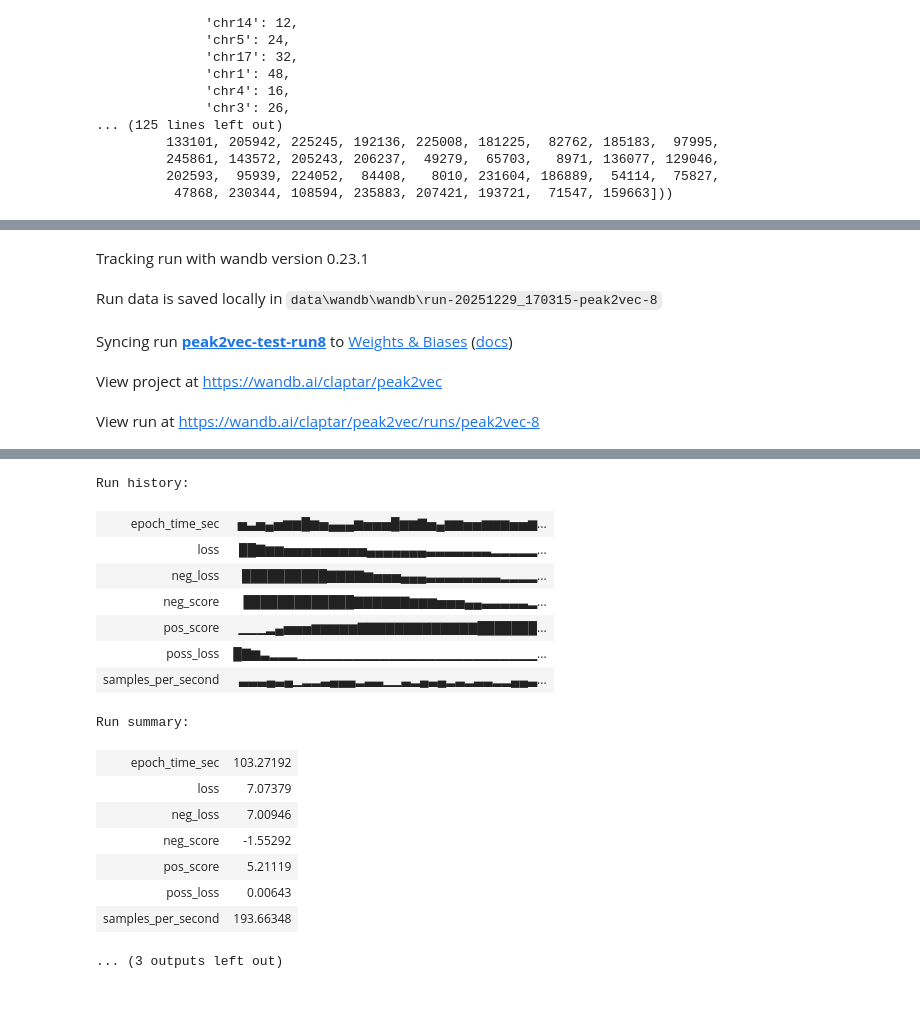
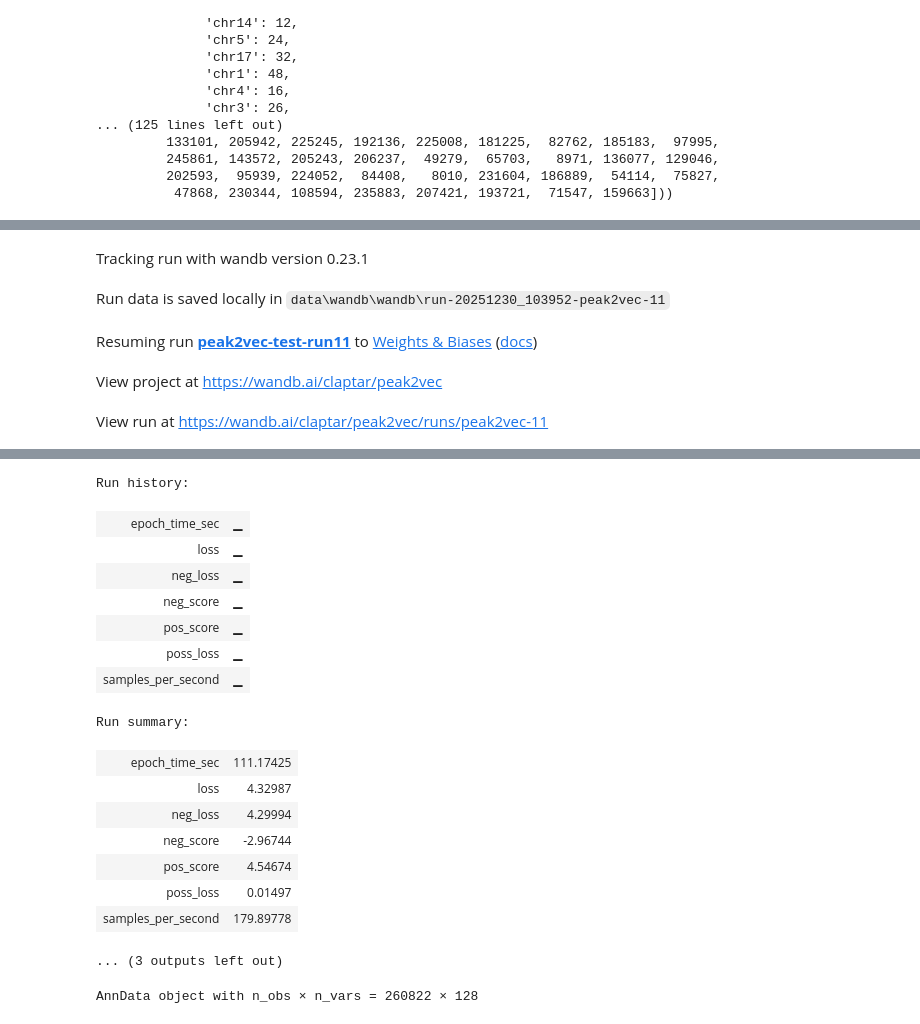
Before and after one commit to Claptar/peak2vec, a Jupyter notebook: notebooks/train.ipynb, the cells around one changed output, grey strips where cells are left out. Drawn from its saved outputs; the diff is of its cells as text; code cells hidden in the pictures.

```diff
--- a/notebooks/train.ipynb
+++ b/notebooks/train.ipynb
@@ -192,10 +194,11 @@ peaks.size(), peak_pairs.size(), negatives.size(), dataset.counter, peaks, peak_
           47868, 230344, 108594, 235883, 207421, 193721,  71547, 159663]))
 # %%
 sparse = False
-pos_weight = 10.0
+pos_weight = 2.0
 lr = 2e-3
+weight_decay = 1e-4
 model = Peak2Vec(adata.n_vars, embedding_dim=embedding_dim, pos_weight=pos_weight, sparse=sparse).to(device)
-optimizer = torch.optim.Adam(model.parameters(), lr=lr)
+optimizer = torch.optim.AdamW(model.parameters(), lr=lr, weight_decay=weight_decay)
 # %%
 config = {
         'seed': seed,
@@ -211,8 +214,9 @@ config = {
         'embedding_dim': embedding_dim,
         'pos_weight': pos_weight,
         'sparse': sparse,
-        'optimizer': str(optimizer),
+        'optimizer': str(optimizer).split(" ")[0],
         'learning_rate': lr,
+        'weight_decay': weight_decay,
     }
 # %%
 downsampled_peaks = balanced_downsample(adata.var.Chromosome.to_frame().reset_index(), 'Chromosome', 1200)
@@ -220,21 +224,21 @@ downsampled_idx = downsampled_peaks.index.tolist()
 downsampled_rows = downsampled_peaks['RegionIDs'].tolist()
 downsampled_chr = downsampled_peaks['Chromosome'].tolist()
 # %%
-num_epochs = 100
+num_epochs = 500
 
 with wandb.init(
     entity="claptar",
     project="peak2vec",
     dir="./data/wandb",
-    id="peak2vec-8",
-    name="peak2vec-test-run8",
+    id="peak2vec-11",
+    name="peak2vec-test-run11",
     notes="Testing Peak2Vec with sparse embeddings and modified loss",
     tags=["test", "first_run"],
     config=config,
     mode="online",
     resume="allow",
 ) as run:
-    for epoch in range(1, num_epochs + 1):
+    for epoch in range(215, num_epochs + 1):
         epoch_start_time = time.time()
         model.train()
 
@@ -281,8 +285,13 @@ with wandb.init(
             # Save normalized embeddings as a wandb Table
             emb_df = pd.DataFrame(embedding_norm[downsampled_idx], index=downsampled_rows, columns=[f"dim_{i}" for i in range(embedding.shape[1])])
             emb_df["chromosome"] = downsampled_chr
-            table = wandb.Table(dataframe=emb_df)
-            run.log({"peak_embedding": table})
+            table = wandb.Table(dataframe=emb_df, log_mode="MUTABLE")
+            try:
+                run.log({"embedding": table})
+            except FileNotFoundError as e:
+                wandb.termwarn(f"Skipping W&B table log at epoch {epoch} (temp dir issue): {e}")
+            except Exception as e:
+                wandb.termwarn(f"Skipping W&B table log at epoch {epoch} (unexpected): {e}")
 
             # Save unnormalized embeddings as a wandb Artifact
             artifact = wandb.Artifact(f"{run.name}_peak_embeddings_epoch_{epoch}", type="dataset")
@@ -293,7 +302,7 @@ with wandb.init(
 # %% [output]
 [interactive output not drawn]
 Tracking run with wandb version 0.23.1
-Run data is saved locally in data\wandb\wandb\run-20251229_170315-peak2vec-8
+Run data is saved locally in data\wandb\wandb\run-20251230_103952-peak2vec-11
-Syncing run peak2vec-test-run8 to Weights & Biases (docs)
+Resuming run peak2vec-test-run11 to Weights & Biases (docs)
 View project at https://wandb.ai/claptar/peak2vec
-View run at https://wandb.ai/claptar/peak2vec/runs/peak2vec-8
+View run at https://wandb.ai/claptar/peak2vec/runs/peak2vec-11
@@ -317,18 +326,25 @@ FileNotFoundError: [Errno 2] No such file or directory: 'C:\\Users\\claptar\\App
 [interactive output not drawn]
 Run history:
-| epoch_time_sec | ▅▃▅▄▅▆▆█▆▅▄▄▄▆▅▅▅█▆▆▇▅▄▆▆▅▅▆▆▆▅▅▆... |
-| loss | ██▇▆▆▅▅▅▅▅▅▅▅▅▄▄▄▄▄▄▄▃▃▃▃▃▃▃▂▂▂▂▂... |
-| neg_loss | ██████████▇▇▇▇▆▅▅▅▄▄▄▃▃▃▃▃▃▃▃▂▂▂▂... |
-| neg_score | █████████████▇▇▇▇▇▇▆▆▆▅▅▅▄▄▃▃▃▃▃▂... |
-| pos_score | ▁▁▁▂▄▅▅▅▆▆▆▆▆▇▇▇▇▇▇▇▇▇▇▇▇▇███████... |
-| poss_loss | █▇▆▃▂▂▂▁▁▁▁▁▁▁▁▁▁▁▁▁▁▁▁▁▁▁▁▁▁▁▁▁▁... |
-| samples_per_second | ▃▃▃▄▃▄▁▂▂▃▄▄▄▂▃▃▁▁▃▂▄▃▄▂▃▂▃▃▂▂▄▄▃... |
+| epoch_time_sec | ▁ |
+| loss | ▁ |
+| neg_loss | ▁ |
+| neg_score | ▁ |
+| pos_score | ▁ |
+| poss_loss | ▁ |
+| samples_per_second | ▁ |
 Run summary:
-| epoch_time_sec | 103.27192 |
-| loss | 7.07379 |
-| neg_loss | 7.00946 |
-| neg_score | -1.55292 |
-| pos_score | 5.21119 |
-| poss_loss | 0.00643 |
-| samples_per_second | 193.66348 |
+| epoch_time_sec | 111.17425 |
+| loss | 4.32987 |
+| neg_loss | 4.29994 |
+| neg_score | -2.96744 |
+| pos_score | 4.54674 |
+| poss_loss | 0.01497 |
+| samples_per_second | 179.89778 |
 ... (3 outputs left out)
+# %%
+import anndata as ad
+
+adata_emb = ad.AnnData(X=embedding_norm)
+adata_emb
+# %% [output]
+AnnData object with n_obs × n_vars = 260822 × 128
```
Also changed, not shown: parts of 6 cells of this notebook.
